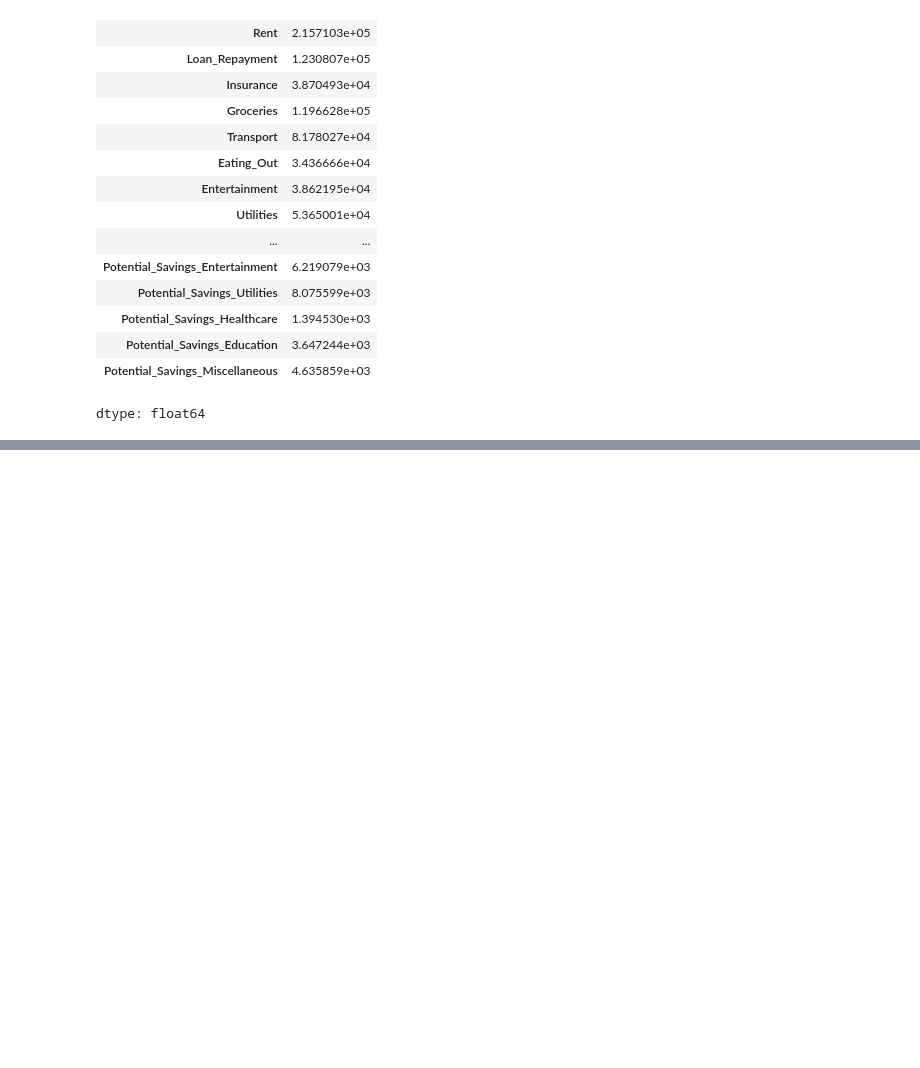
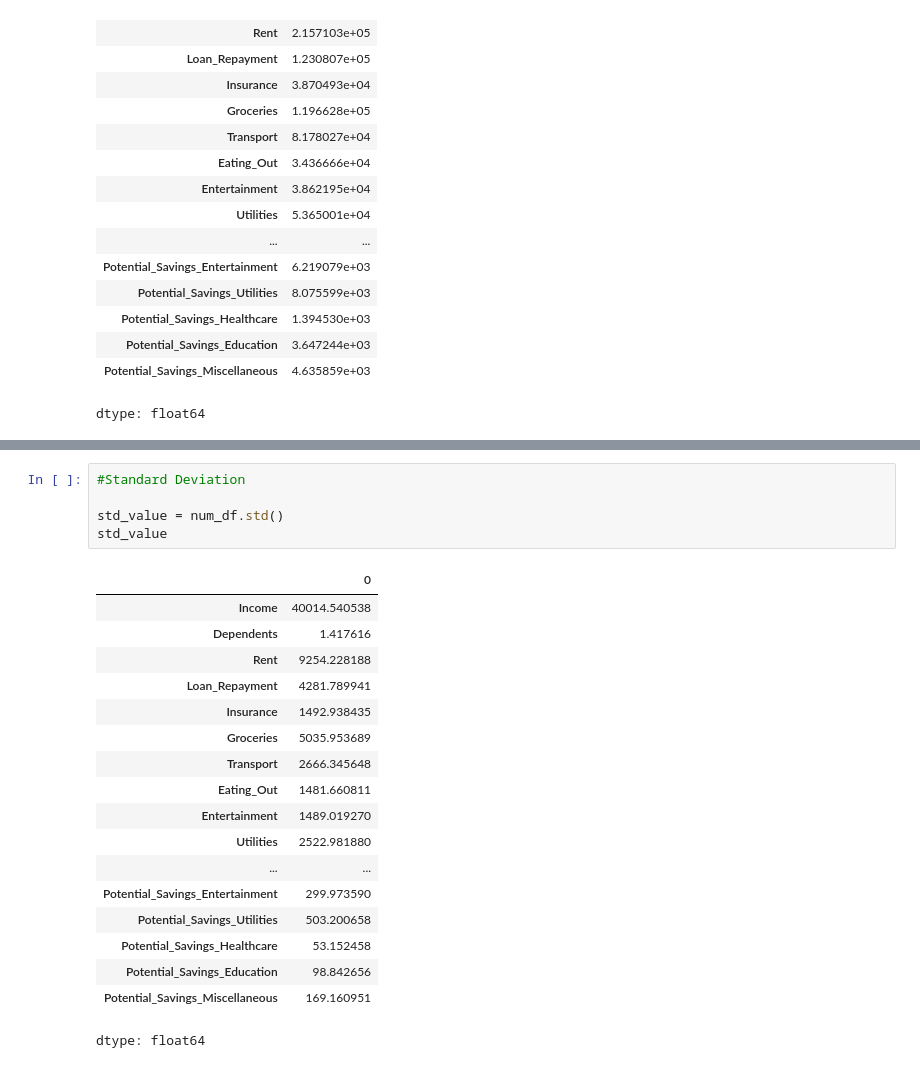
Before and after one commit to SethupathyRajan/data-science, a Jupyter notebook: Ex1DescriptiveAnalysis.ipynb, the cells around one changed output, grey strips where cells are left out. Cells and saved outputs as stored; diff of their text form; blank space fills up the shorter version.

```diff
--- a/Ex1DescriptiveAnalysis.ipynb
+++ b/Ex1DescriptiveAnalysis.ipynb
@@ -193,0 +233,24 @@ dtype: float64
+# %%
+#Standard Deviation
+
+std_value = num_df.std()
+std_value
+# %% [output]
+|  | 0 |
+| Income | 40014.540538 |
+| Dependents | 1.417616 |
+| Rent | 9254.228188 |
+| Loan_Repayment | 4281.789941 |
+| Insurance | 1492.938435 |
+| Groceries | 5035.953689 |
+| Transport | 2666.345648 |
+| Eating_Out | 1481.660811 |
+| Entertainment | 1489.019270 |
+| Utilities | 2522.981880 |
+| ... | ... |
+| Potential_Savings_Entertainment | 299.973590 |
+| Potential_Savings_Utilities | 503.200658 |
+| Potential_Savings_Healthcare | 53.152458 |
+| Potential_Savings_Education | 98.842656 |
+| Potential_Savings_Miscellaneous | 169.160951 |
+dtype: float64
```
Also changed, not shown: parts of 7 cells of this notebook.
